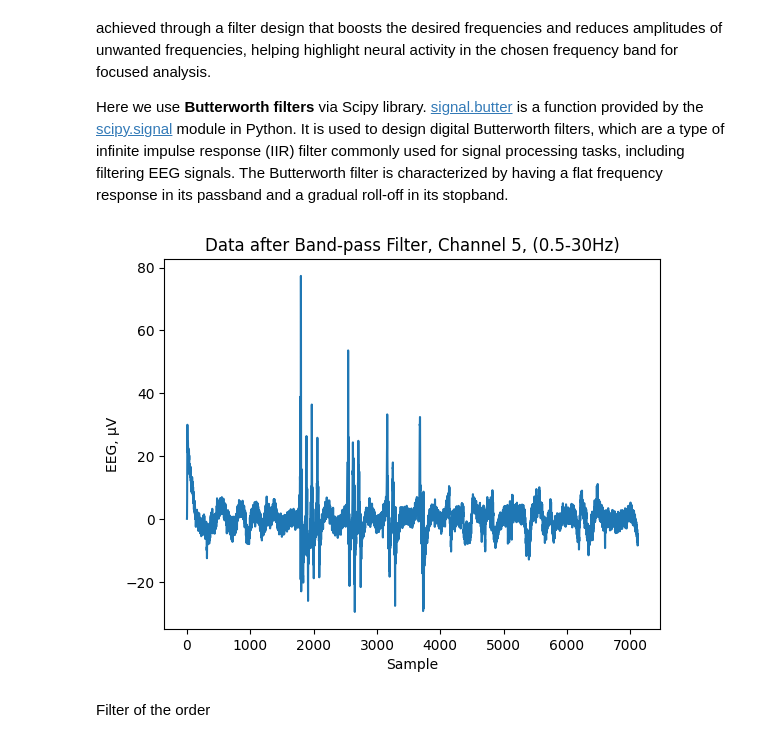
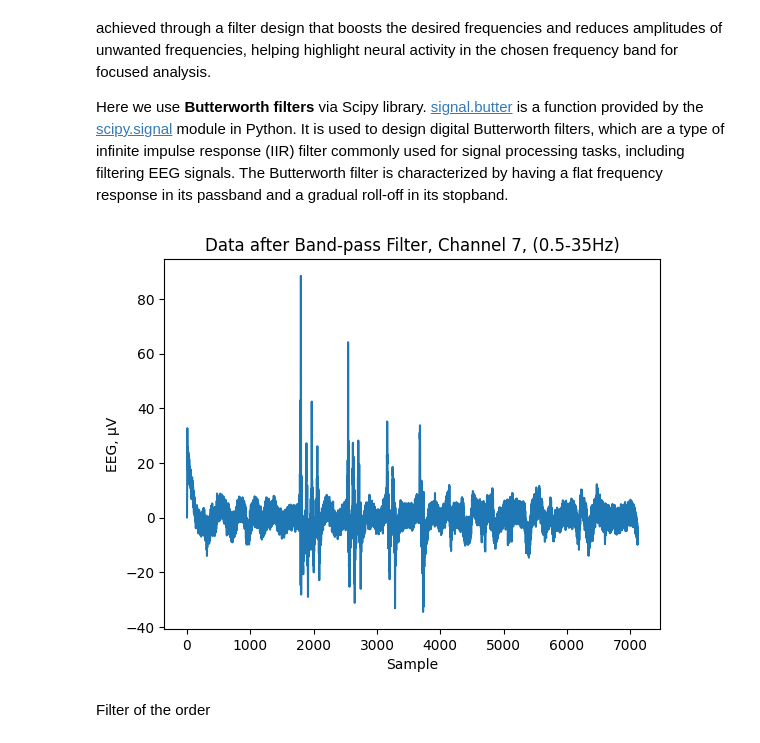
Before and after one commit to nargesyaghoubi/NeuroSignal, a Jupyter notebook: Band-pass-filter.ipynb, the cells around one changed output. Cells and saved outputs as stored; diff of their text form; code cells hidden in the pictures.

Commit message:
add plot eeg data

```diff
--- a/Band-pass-filter.ipynb
+++ b/Band-pass-filter.ipynb
@@ -39,13 +39,13 @@ data
 7120 rows × 8 columns
 # %%
 # select the data from the fifth channel
-channel = 0
-channel_data = data.iloc[:, 6]
+channel = 6
+channel_data = data.iloc[:, channel]
 # convert from Digital Value of Analog Digital converter (ADC) ADS1299 to microvolts
 channel_data = round(1000000*4.5*(channel_data/16777215),2)
 # plot the EEG data
 plt.plot(channel_data)
-plt.title("EEG, Raw data, Channel " +str(channel + 5))
+plt.title("EEG, Raw data, Channel " +str(channel + 1))
 plt.ylabel('EEG, µV')  # Data from ADS1299
 plt.xlabel('Sample')
 plt.show()
@@ -117,36 +117,36 @@ def butter_lowpass_filter(data, cutoff, nyq, order=5):
         order (int): order of the filter.
     Returns:
         array: filtered data."""
     normal_cutoff = cutoff / nyq  # normalized cutoff frequency
     b, a = signal.butter(order, normal_cutoff, btype='low', analog=False)
     filtered_data = signal.lfilter(b, a, data)
     return filtered_data
 
 channel_data_bp_filtered = channel_data.copy()  # copy the data\
 fps = 250  # sampling frequency
 cutoff_high = 0.5  # cutoff frequency of the high-pass filter
-cutoff_low = 30  # cutoff frequency of the low-pass filter
+cutoff_low = 35  # cutoff frequency of the low-pass filter
 nyq = 0.5 * fps  # Nyquist frequency (half of the sampling frequency).  It represents the highest frequency that can be accurately represented in a discrete-time signal.
 
 # apply the band-pass filter
 channel_data_bp_filtered = butter_highpass_filter(
     data=channel_data_bp_filtered,
     cutoff=cutoff_high,
     nyq=nyq,
     order=5)
 channel_data_bp_filtered = butter_lowpass_filter(
     data=channel_data_bp_filtered,
     cutoff=cutoff_low,
     nyq=nyq,
     order=4)
 
 plt.plot(channel_data_bp_filtered)
-plt.title("Data after Band-pass Filter, Channel " +  str(channel+5) +", ("+str(cutoff_high)+"-"+str(cutoff_low) + "Hz)")
+plt.title("Data after Band-pass Filter, Channel " +  str(channel+1) +", ("+str(cutoff_high)+"-"+str(cutoff_low) + "Hz)")
 plt.ylabel('EEG, µV')
 plt.xlabel('Sample')
 plt.show()
 # %% [output]
-[figure, old version]
+[figure, new version]
 # %% [markdown]
 Filter of the order
 # %% [markdown]
```
Also changed, not shown: 1 other file.
